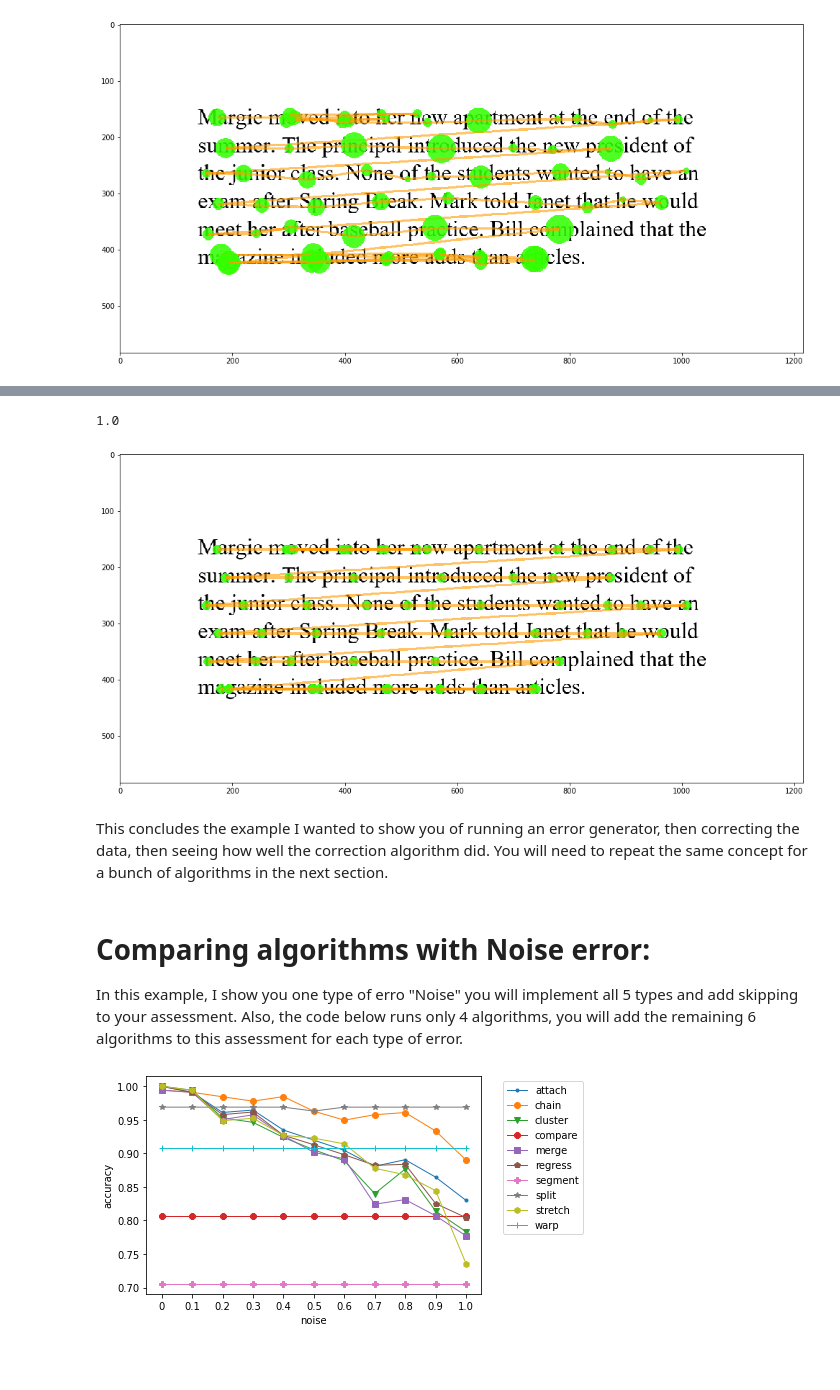
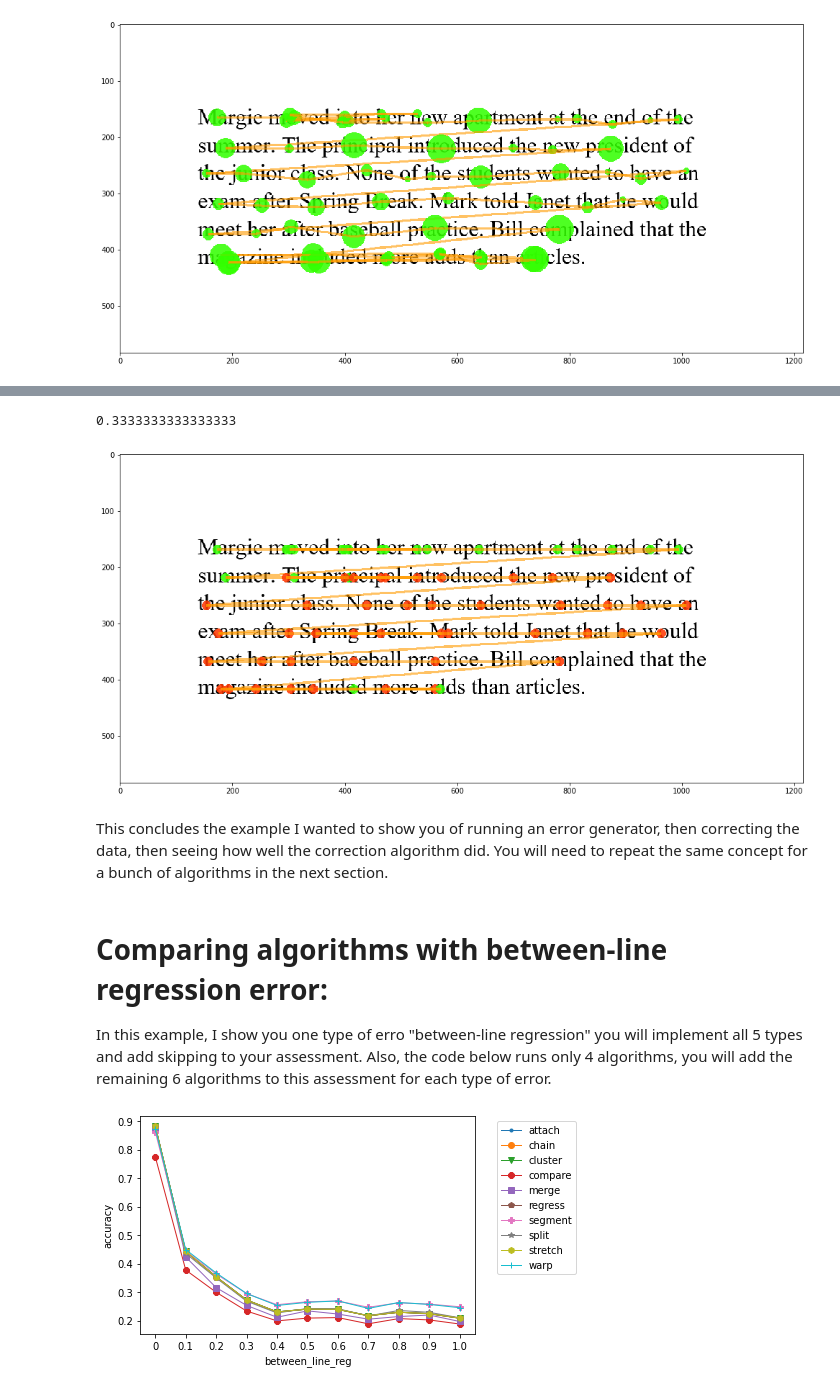
Before and after one commit to isabella-feng/CS421-Project1, a Jupyter notebook: 6-Simulate-correction-on-synthetic-dataset-noise-between-line-regression.ipynb, the cells around one changed output, grey strips where cells are left out. Drawn from its saved outputs; the diff is of its cells as text; code cells hidden in the pictures; blank space fills up the shorter version.

```diff
--- a/6-Simulate-correction-on-synthetic-dataset-noise-between-line-regression.ipynb
+++ b/6-Simulate-correction-on-synthetic-dataset-noise-between-line-regression.ipynb
@@ -36,9 +36,10 @@ correction.draw_fixation('synthetic_text.png', data['robot1'].copy())
 # %% [output]
 [figure]
 # %%
-# generate noise over the correct trial
+# generate between_line_reg over the correct trial
 
-error_test = correction.error_noise(1, 30, 1, data['robot1'].copy())
+#downward between_line_reging (error_magnitude = 10)
+error_test = correction.error_between_line_reg(10, data['robot1'].copy(), aoi)
 
 # draw the trial with added error
 correction.draw_fixation('synthetic_text.png', error_test)
@@ -65,14 +66,14 @@ print(percentage)
 # this is a cool function that draws the correction in red if the algorithm made a mistake
 correction.draw_correction('synthetic_text.png', warp_correction, match_list)
 # %% [output]
-1.0
+0.3333333333333333
-[figure, old version]
+[figure, new version]
 # %% [markdown]
 This concludes the example I wanted to show you of running an error generator, then correcting the data, then seeing how well the correction algorithm did.  You will need to repeat the same concept for a bunch of algorithms in the next section.
 # %% [markdown]
-# Comparing algorithms with Noise error:
+# Comparing algorithms with between-line regression error:
 
-In this example, I show you one type of erro "Noise" you will implement all 5 types and add skipping to your assessment.  Also, the code below runs only 4 algorithms, you will add the remaining 6 algorithms to this assessment for each type of error.
+In this example, I show you one type of erro "between-line regression" you will implement all 5 types and add skipping to your assessment.  Also, the code below runs only 4 algorithms, you will add the remaining 6 algorithms to this assessment for each type of error.
 # %%
 attach_results = [[],[],[],[],[],[],[],[],[],[],[]]
 chain_results = [[],[],[],[],[],[],[],[],[],[],[]]
@@ -92,29 +93,29 @@ duration_word_centers = correction.find_word_centers_and_duration(aois_with_toke
 duration_word_centers = np.array(duration_word_centers.copy(), dtype=int)
 
 # MAKE SURE YOU RUN THIS 100 TIMES, NOT JUST ONE!!!
-for robot_index in tqdm(range(5)):
+for robot_index in tqdm(range(100)):
 
-    for error_probability in range(0, 11):
+    for error_magnitude in range(0, 11):
         # generate error
-        error_test = correction.error_noise(error_probability/10, 30, error_probability/10, data['robot' + str(robot_index)].copy())
+        error_test = correction.error_between_line_reg(error_magnitude, data['robot' + str(robot_index)].copy(), aoi)
 
         # attach correction
         np_array = np.array(error_test.copy())
         attach_correction = algo.attach(np_array, line_ys)
         percentage, match_list = correction.correction_quality(aoi, data['robot' + str(robot_index)].copy(), attach_correction)
-        attach_results[error_probability].append(percentage)
+        attach_results[error_magnitude].append(percentage)
 
         # chain correction
         np_array = np.array(error_test.copy())
         chain_correction = algo.chain(np_array, line_ys)
         percentage, match_list = correction.correction_quality(aoi, data['robot' + str(robot_index)].copy(), chain_correction)
-        chain_results[error_probability].append(percentage)
+        chain_results[error_magnitude].append(percentage)
 
         # cluster correction
         np_array = np.array(error_test.copy())
         cluster_correction = algo.cluster(np_array, line_ys)
         percentage, match_list = correction.correction_quality(aoi, data['robot' + str(robot_index)].copy(), cluster_correction)
-        cluster_results[error_probability].append(percentage)
+        cluster_results[error_magnitude].append(percentage)
 
         # compare correction
         np_array = np.array(error_test.copy(), dtype=int)
@@ -124,37 +125,37 @@ for robot_index in tqdm(range(5)):
 
         compare_correction = algo.compare(np_array, word_centers)
         percentage, match_list = correction.correction_quality(aoi, data['robot' + str(robot_index)].copy(), compare_correction)
-        compare_results[error_probability].append(percentage)
+        compare_results[error_magnitude].append(percentage)
 
         # merge correction
         np_array = np.array(error_test.copy())
         merge_correction = algo.merge(np_array, line_ys)
         percentage, match_list = correction.correction_quality(aoi, data['robot' + str(robot_index)].copy(), merge_correction)
-        merge_results[error_probability].append(percentage)
+        merge_results[error_magnitude].append(percentage)
 
         # regress correction
         np_array = np.array(error_test.copy())
         regress_correction = algo.regress(np_array, line_ys)
         percentage, match_list = correction.correction_quality(aoi, data['robot' + str(robot_index)].copy(), regress_correction)
-        regress_results[error_probability].append(percentage)
+        regress_results[error_magnitude].append(percentage)
 
         # segment correction
         np_array = np.array(error_test.copy())
         segment_correction = algo.segment(np_array, line_ys)
         percentage, match_list = correction.correction_quality(aoi, data['robot' + str(robot_index)].copy(), segment_correction)
-        segment_results[error_probability].append(percentage)
+        segment_results[error_magnitude].append(percentage)
 
         # split correction
         np_array = np.array(error_test.copy())
         split_correction = algo.split(np_array, line_ys)
         percentage, match_list = correction.correction_quality(aoi, data['robot' + str(robot_index)].copy(), split_correction)
-        split_results[error_probability].append(percentage)
+        split_results[error_magnitude].append(percentage)
 
         # stretch correction
         np_array = np.array(error_test.copy())
         stretch_correction = algo.stretch(np_array, line_ys)
         percentage, match_list = correction.correction_quality(aoi, data['robot' + str(robot_index)].copy(), stretch_correction)
-        stretch_results[error_probability].append(percentage)
+        stretch_results[error_magnitude].append(percentage)
 
         # warp correction
         np_array = np.array(error_test.copy(), dtype=int)
@@ -164,11 +165,11 @@ for robot_index in tqdm(range(5)):
 
         warp_correction = algo.warp(np_array, word_centers)
         percentage, match_list = correction.correction_quality(aoi, data['robot' + str(robot_index)].copy(), warp_correction)
-        warp_results[error_probability].append(percentage)
+        warp_results[error_magnitude].append(percentage)
 
 #         if percentage < 1:
 #             correction.draw_correction('synthetic_text.png', warp_correction, match_list)
-#             print("robot:", robot_index, "    error probability:", error_probability)
+#             print("robot:", robot_index, "    error probability:", error_magnitude)
 # %%
 import statistics
 
@@ -193,26 +194,26 @@ mean_warp_results = mean_error_group(warp_results)
 # %%
 import matplotlib.pyplot as plt
 plt.plot(mean_attach_results, color='tab:blue', linewidth=1, marker='.')
 plt.plot(mean_chain_results, color='tab:orange', linewidth=1, marker='o')
 plt.plot(mean_cluster_results, color='tab:green', linewidth=1, marker='v')
 plt.plot(mean_compare_results, color='tab:red', linewidth=1, marker='8')
 plt.plot(mean_merge_results, color='tab:purple', linewidth=1, marker='s')
 plt.plot(mean_regress_results, color='tab:brown', linewidth=1, marker='p')
 plt.plot(mean_segment_results, color='tab:pink', linewidth=1, marker='P')
 plt.plot(mean_split_results, color='tab:gray', linewidth=1, marker='*')
 plt.plot(mean_stretch_results, color='tab:olive', linewidth=1, marker='h')
 plt.plot(mean_warp_results, color='tab:cyan', linewidth=1, marker='+')
 
 plt.legend(['attach','chain', 'cluster', 'compare', 'merge', 'regress', 'segment', 'split', 'stretch', 'warp'], bbox_to_anchor=(1.05, 1.0), loc='upper left')
 plt.ylabel('accuracy')
-plt.xlabel('noise')
+plt.xlabel('between_line_reg')
 
 x_ticks_labels = ['0', '0.1', '0.2', '0.3', '0.4', '0.5', '0.6', '0.7', '0.8', '0.9', '1.0']
 plt.xticks(range(0, 11), x_ticks_labels)
-#plt.savefig("noise_comparison.png")
+plt.savefig("between_line_reg_comparison.png")
 plt.show()
 # %% [output]
-[figure, old version]
+[figure, new version]
 # %%
 print("mean attach:", statistics.mean(mean_attach_results))
 print("mean chain:", statistics.mean(mean_chain_results))
```
Also changed, not shown: parts of 3 cells of this notebook, 10 other files.
